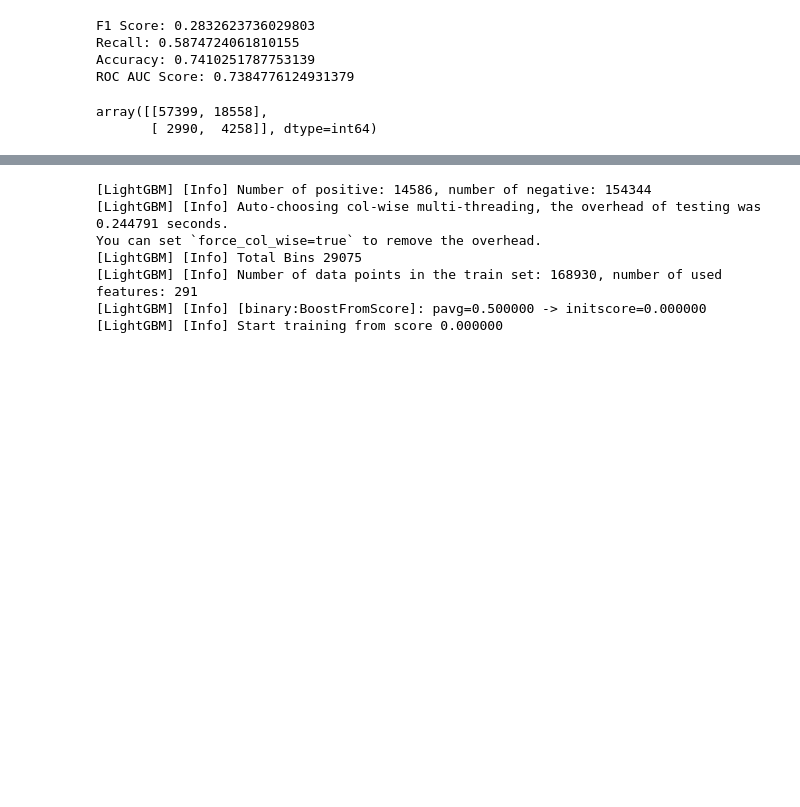
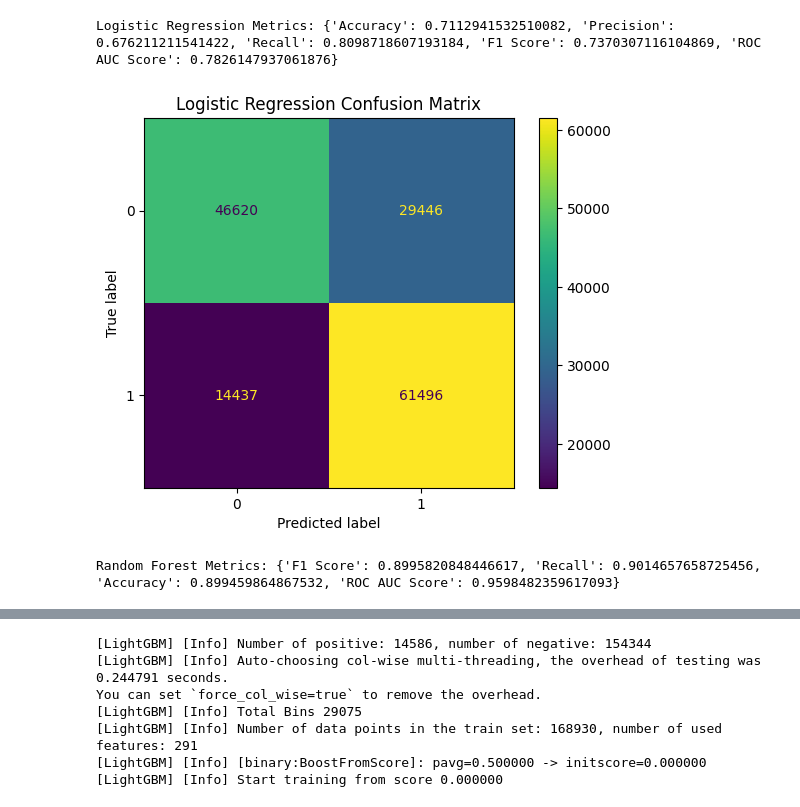
Before and after one commit to ShumelSiraj/Credit-Approval-Prediction, a Jupyter notebook: Step2_Data_Preprocessing.ipynb, the cells around one changed output, grey strips where cells are left out. Saved outputs shown, nothing was run; the diff lists cells and outputs as text; code cells hidden in the pictures; blank space fills up the shorter version.

```diff
--- a/Step2_Data_Preprocessing.ipynb
+++ b/Step2_Data_Preprocessing.ipynb
@@ -6,9 +6,16 @@ from sklearn.ensemble import RandomForestClassifier
 from sklearn.metrics import classification_report, roc_auc_score
 
 # Load the dataset
-file_path = 'C:/Users/shume/Downloads/CAP_Data/final_dataset.csv'
-data = pd.read_csv(file_path)
-print(data.info(), data.head())
+file_path_train = 'C:/Users/shume/Downloads/CAP_Data/final_train_dataset.csv'
+train_data = pd.read_csv(file_path_train)
+
+# Load the test dataset
+file_path_test = 'C:/Users/shume/Downloads/CAP_Data/final_test_dataset.csv'
+test_data = pd.read_csv(file_path_test)
+
+# Display the info and first few rows of the train data
+print(train_data.info())
+print(train_data.head())
 # %% [output]
 <class 'pandas.core.frame.DataFrame'>
 RangeIndex: 252135 entries, 0 to 252134
@@ -132,25 +225,44 @@ print(roc_auc_score(y_test_smote, Log_model.predict_proba(X_test_smote)[:, 1]))
+# %%
+# Define and fit the Logistic Regression model
+Log_model = linear_model.LogisticRegression(C=0.00001, class_weight='balanced', solver='liblinear')
+Log_model.fit(X_train_smote, y_train_smote)
+
+# Predict the labels on the validation dataset split from SMOTE data
+y_pred_lr = Log_model.predict(X_test_split)
+
+# Calculate and print evaluation metrics for Logistic Regression
+metrics_lr = {
+    "Accuracy": accuracy_score(y_test_split, y_pred_lr),
+    "Precision": precision_score(y_test_split, y_pred_lr),
+    "Recall": recall_score(y_test_split, y_pred_lr),
+    "F1 Score": f1_score(y_test_split, y_pred_lr),
+    "ROC AUC Score": roc_auc_score(y_test_split, Log_model.predict_proba(X_test_split)[:, 1])
+}
+print(f"Logistic Regression Metrics: {metrics_lr}")
+# %% [output]
+Logistic Regression Metrics: {'Accuracy': 0.7112941532510082, 'Precision': 0.676211211541422, 'Recall': 0.8098718607193184, 'F1 Score': 0.7370307116104869, 'ROC AUC Score': 0.7826147937061876}
+# %%
+# Display the confusion matrix for Logistic Regression
+cm_lr = confusion_matrix(y_test_split, y_pred_lr)
+disp_lr = ConfusionMatrixDisplay(confusion_matrix=cm_lr)
+disp_lr.plot()
+plt.title("Logistic Regression Confusion Matrix")
+plt.show()
+# %% [output]
+[figure, added]
 # %%
-from sklearn.ensemble import RandomForestClassifier
+# Define, fit, and evaluate the Random Forest model
+rf = RandomForestClassifier(max_depth=10, min_samples_split=100, n_estimators=100, n_jobs=-1, class_weight='balanced', random_state=42)
+rf.fit(X_train_smote, y_train_smote)
+y_pred_rf = rf.predict(X_test_split)  # Use split test data for evaluation
 
-# Define the Random Forest Classifier model
-rf = RandomForestClassifier(max_depth=10, min_samples_split=100, n_estimators=100, n_jobs=-1, class_weight='balanced', random_state=42)
-
-# Fit the model on the training data
-rf.fit(X_train, y_train)
-
-# Evaluate the model
-print('F1 Score:', f1_score(y_test, rf.predict(X_test)))
-print('Recall:', recall_score(y_test, rf.predict(X_test)))
-print('Accuracy:', accuracy_score(y_test, rf.predict(X_test)))
-print('ROC AUC Score:', roc_auc_score(y_test, rf.predict_proba(X_test)[:, 1]))
+# Random Forest Metrics using split test data
+metrics_rf = {
+    "F1 Score": f1_score(y_test_split, y_pred_rf),
+    "Recall": recall_score(y_test_split, y_pred_rf),
+    "Accuracy": accuracy_score(y_test_split, y_pred_rf),
+    "ROC AUC Score": roc_auc_score(y_test_split, rf.predict_proba(X_test_split)[:, 1])
+}
+print(f"Random Forest Metrics: {metrics_rf}")
 # %% [output]
-F1 Score: 0.2832623736029803
-Recall: 0.5874724061810155
-Accuracy: 0.7410251787753139
-ROC AUC Score: 0.7384776124931379
+Random Forest Metrics: {'F1 Score': 0.8995820848446617, 'Recall': 0.9014657658725456, 'Accuracy': 0.899459864867532, 'ROC AUC Score': 0.9598482359617093}
-# %%
-from sklearn.metrics import confusion_matrix
-confusion_matrix(y_test, rf.predict(X_test))
-# %% [output]
-array([[57399, 18558],
-       [ 2990,  4258]], dtype=int64)
```
Also changed, not shown: parts of 15 cells of this notebook, 1 other file.
